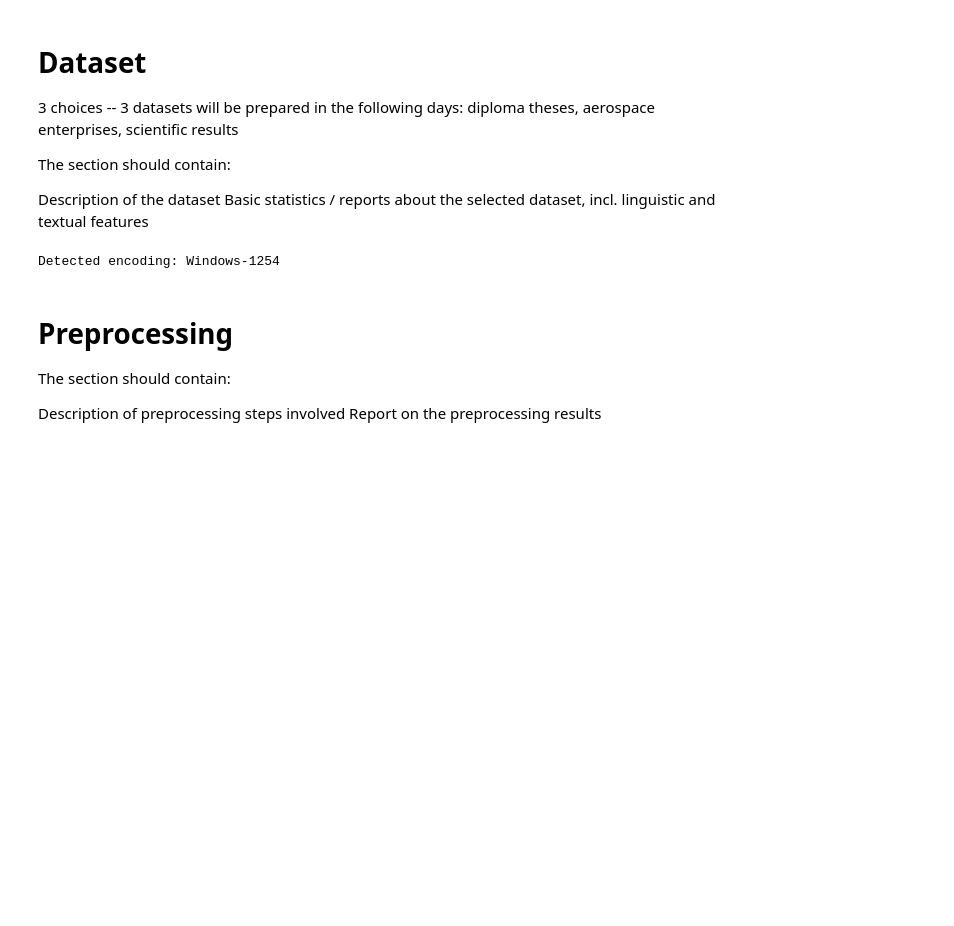
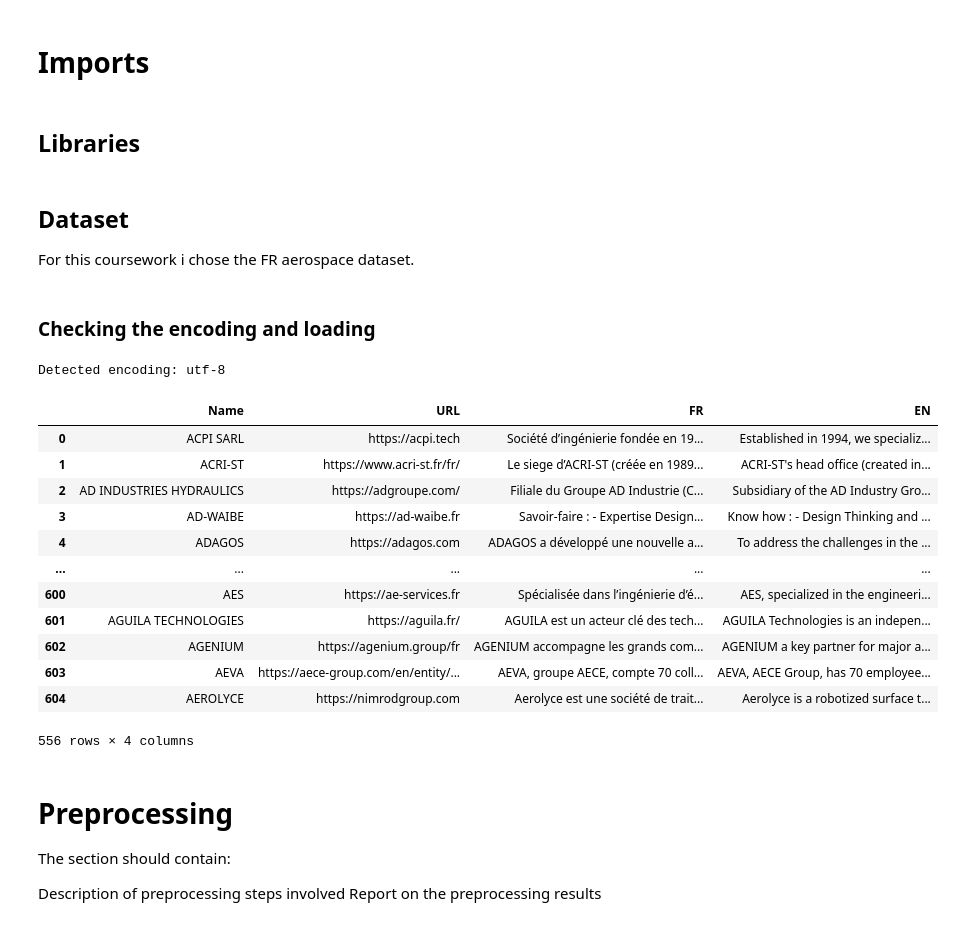
Before and after one commit to otabrzak/text-analytics-1-coursework, a Jupyter notebook: coursework.ipynb, the cells around one changed output. Drawn from its saved outputs; the diff is of its cells as text; code cells hidden in the pictures; blank space fills up the shorter version.

Commit message:
Chosen only 1 dataset and starte preprocessing

```diff
--- a/coursework.ipynb
+++ b/coursework.ipynb
@@ -12,9 +4,4 @@ import chardet
 # %% [markdown]
-
-# Dataset
-3 choices -- 3 datasets will be prepared in the following days: diploma theses, aerospace enterprises, scientific results
-
-The section should contain:
-
-Description of the dataset
-Basic statistics / reports about the selected dataset, incl. linguistic and textual features
+# Imports
+# %% [markdown]
+## Libraries
@@ -21,8 +39,33 @@ Basic statistics / reports about the selected dataset, incl. linguistic and text
+# %% [markdown]
+
+## Dataset
+For this coursework i chose the FR aerospace dataset.
+# %% [markdown]
+### Checking the encoding and loading
 # %%
-with open('data/RawDatasetFISbachelor.csv', 'rb') as f:
+path="data/FR-aerospace-translate.csv"
+with open(path, 'rb') as f:
     rawdata = f.read()
 result = chardet.detect(rawdata)
 encoding = result['encoding']
 print(f"Detected encoding: {encoding}")
+
+# We have the encoding, now we can read the CSV file
+df_aero = pd.read_csv("data/FR-aerospace-translate.csv",encoding=encoding)
+df_aero = df_aero.dropna()
+df_aero
 # %% [output]
-Detected encoding: Windows-1254
+Detected encoding: utf-8
+|  | Name | URL | FR | EN |
+| 0 | ACPI SARL | https://acpi.tech | Société d’ingénierie fondée en 19... | Established in 1994, we specializ... |
+| 1 | ACRI-ST | https://www.acri-st.fr/fr/ | Le siege d’ACRI-ST (créée en 1989... | ACRI-ST's head office (created in... |
+| 2 | AD INDUSTRIES HYDRAULICS | https://adgroupe.com/ | Filiale du Groupe AD Industrie (C... | Subsidiary of the AD Industry Gro... |
+| 3 | AD-WAIBE | https://ad-waibe.fr | Savoir-faire : - Expertise Design... | Know how : - Design Thinking and ... |
+| 4 | ADAGOS | https://adagos.com | ADAGOS a développé une nouvelle a... | To address the challenges in the ... |
+| ... | ... | ... | ... | ... |
+| 600 | AES | https://ae-services.fr | Spécialisée dans l’ingénierie d’é... | AES, specialized in the engineeri... |
+| 601 | AGUILA TECHNOLOGIES | https://aguila.fr/ | AGUILA est un acteur clé des tech... | AGUILA Technologies is an indepen... |
+| 602 | AGENIUM | https://agenium.group/fr | AGENIUM accompagne les grands com... | AGENIUM a key partner for major a... |
+| 603 | AEVA | https://aece-group.com/en/entity/... | AEVA, groupe AECE, compte 70 coll... | AEVA, AECE Group, has 70 employee... |
+| 604 | AEROLYCE | https://nimrodgroup.com | Aerolyce est une société de trait... | Aerolyce is a robotized surface t... |
+556 rows × 4 columns
```
Also changed, not shown: parts of 7 cells of this notebook.
